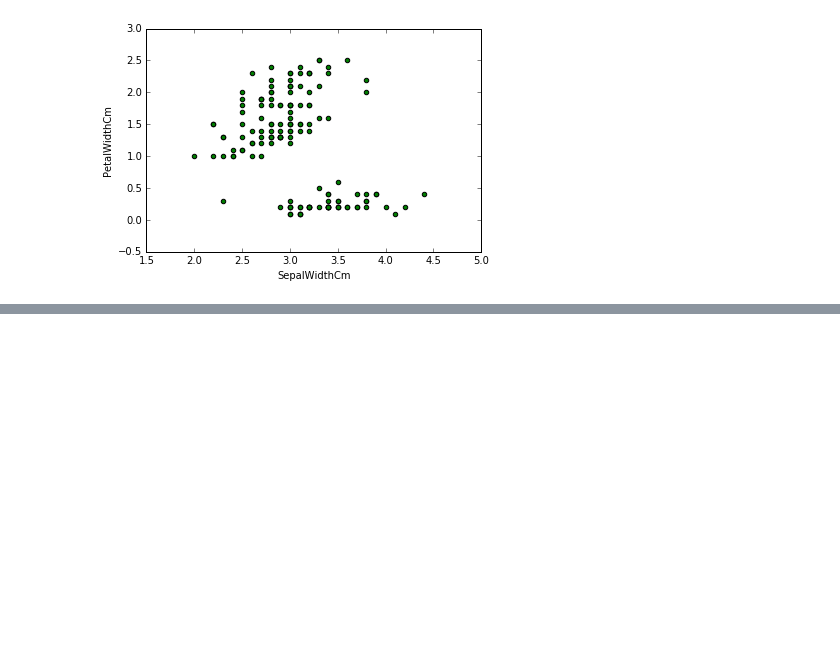
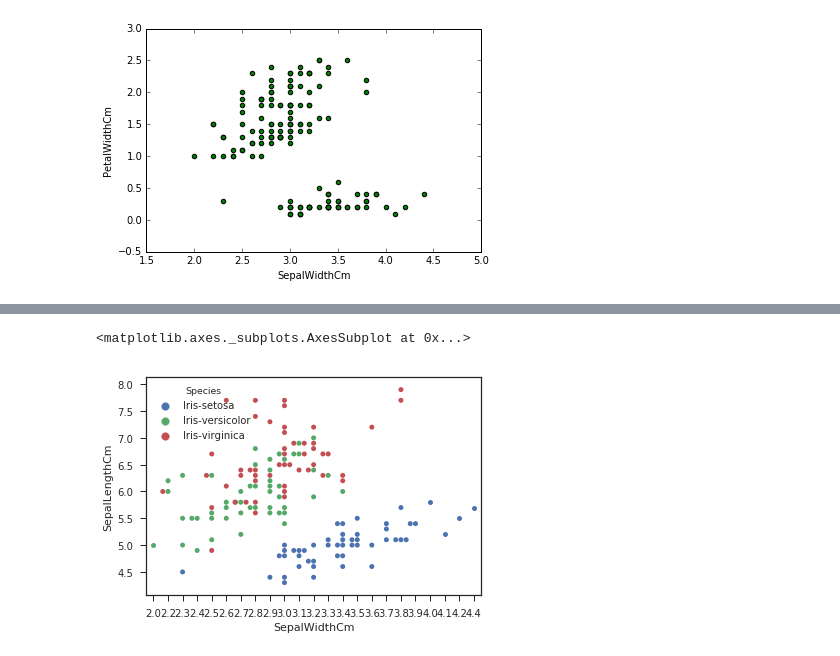
Before and after one commit to TanushreeNaik/IrisProject, a Jupyter notebook: Iris.ipynb, the cells around one changed output, grey strips where cells are left out. Drawn from its saved outputs; the diff is of its cells as text; code cells hidden in the pictures; blank space fills up the shorter version.

```diff
--- a/Iris.ipynb
+++ b/Iris.ipynb
@@ -89,0 +104,5 @@ iris.plot.scatter(x = "SepalWidthCm", y = "PetalWidthCm", color = "green")
+# %%
+sns.swarmplot(x='SepalWidthCm', y='SepalLengthCm', data=iris, hue='Species')
+# %% [output]
+<matplotlib.axes._subplots.AxesSubplot at 0x...>
+[figure, added]
```
Also changed, not shown: parts of 5 cells of this notebook.
